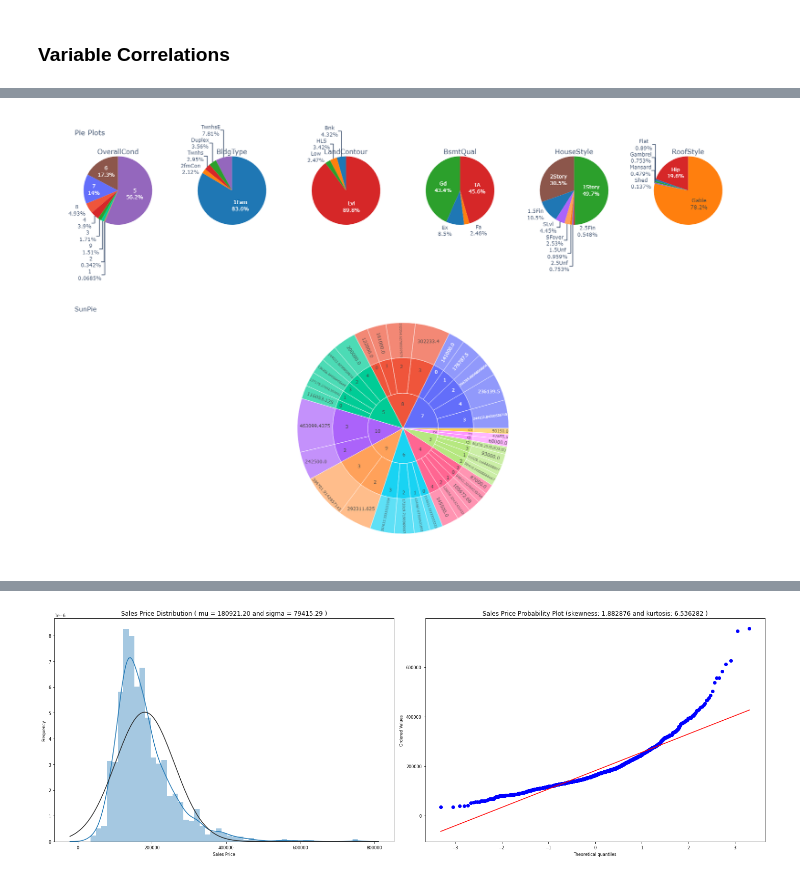
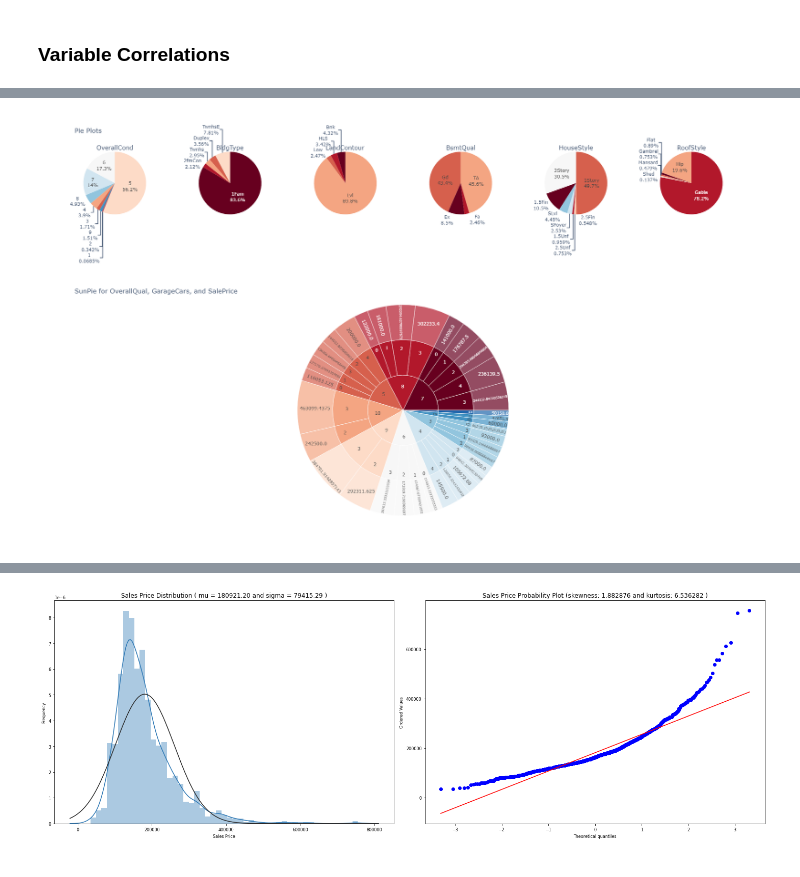
Before and after one commit to amiryorav/JupiterLab, a Jupyter notebook: Afeka/1st Semester/Open Source Course/Final Project/Final Project.ipynb, the cells around one changed output, grey strips where cells are left out. Cells and saved outputs as stored; diff of their text form; code cells hidden in the pictures.

```diff
--- a/Afeka/1st Semester/Open Source Course/Final Project/Final Project.ipynb
+++ b/Afeka/1st Semester/Open Source Course/Final Project/Final Project.ipynb
@@ -496,29 +531,29 @@ plot_corr_predictors(corr_predictors)
 # %%
 features = ['OverallCond', 'BldgType', 'LandContour', 'BsmtQual', 'HouseStyle', 'RoofStyle']
 
 # Define a color scale for all pie charts
-colors = ['#1f77b4', '#ff7f0e', '#2ca02c', '#d62728', '#9467bd', '#8c564b']
+colors = color_discrete_sequence=px.colors.sequential.RdBu
 
 # Create a grid of subplots using make_subplots with one row and six columns
 fig = make_subplots(rows=1, cols=6, specs=[[{'type': 'pie'} for j in range(6)]], subplot_titles=features)
 
 # Create a pie chart for each feature and add it to the grid of subplots
 for i, feature in enumerate(features):
     # Group the DataFrame by the feature and count the unique values
     feature_counts = train_data.groupby(feature).size().reset_index(name='count')
 
     # Create a Pie chart for the feature using go.Pie
     fig.add_trace(go.Pie(labels=feature_counts[feature],
                          values=feature_counts['count'],
                          marker_colors=colors,  # Set a uniform color scale for all pie charts
                          legendgroup=feature,
                          textinfo='label+percent',
                          showlegend=False),  # Hide the legend
                   row=1,
                   col=i+1)
 
 fig.update_layout(height=400, width=1500, title_text="Pie Plots")
 fig.show()
 # %% [output]
-[figure, old version]
+[figure, new version]
 # %%
@@ -525,8 +561,8 @@ fig.show()
 query = 'SELECT OverallQual, GarageCars, AVG(SalePrice) AS SalePrice from train_data GROUP BY OverallQual, GarageCars'
 sun_df = pysqldf(query)
 # %%
-fig = px.sunburst(sun_df, path=['OverallQual', 'GarageCars', 'SalePrice' ], values=sun_df['SalePrice'])
-fig.update_layout(height=700, width=700, title_text="SunPie")
+fig = px.sunburst(sun_df, path=['OverallQual', 'GarageCars', 'SalePrice' ], values=sun_df['SalePrice'], color_discrete_sequence=px.colors.sequential.RdBu)
+fig.update_layout(height=700, width=700, title_text="SunPie for OverallQual, GarageCars, and SalePrice")
 fig.show()
 # %% [output]
-[figure, old version]
+[figure, new version]
```
Also changed, not shown: parts of 104 cells of this notebook, 12 other files.
